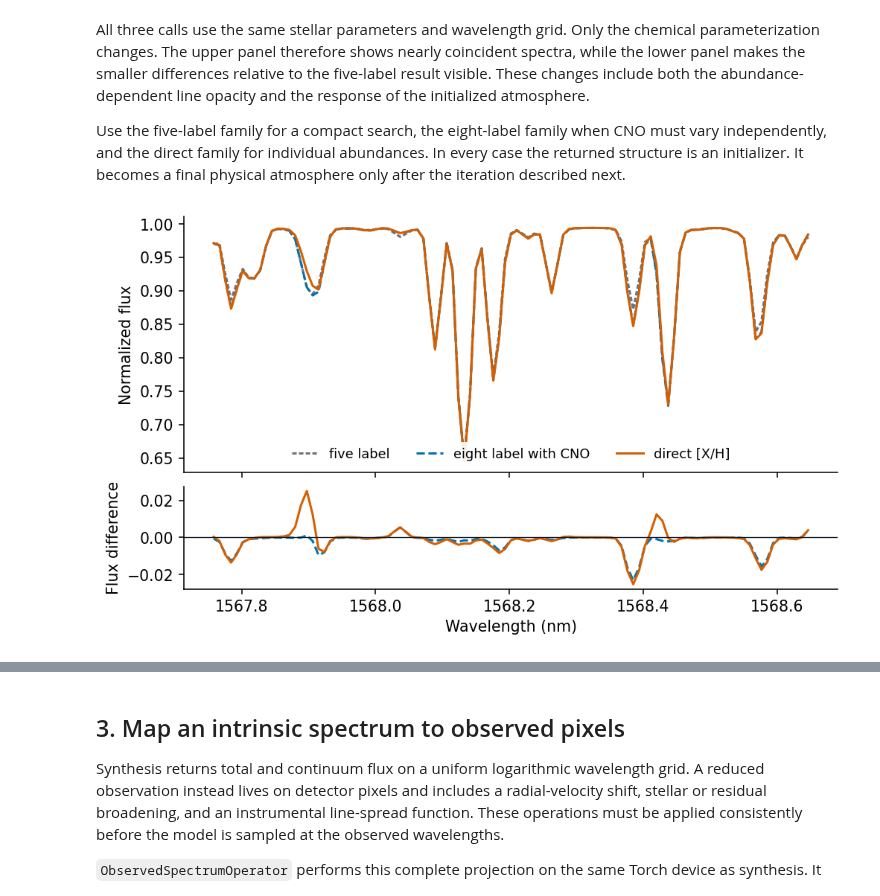
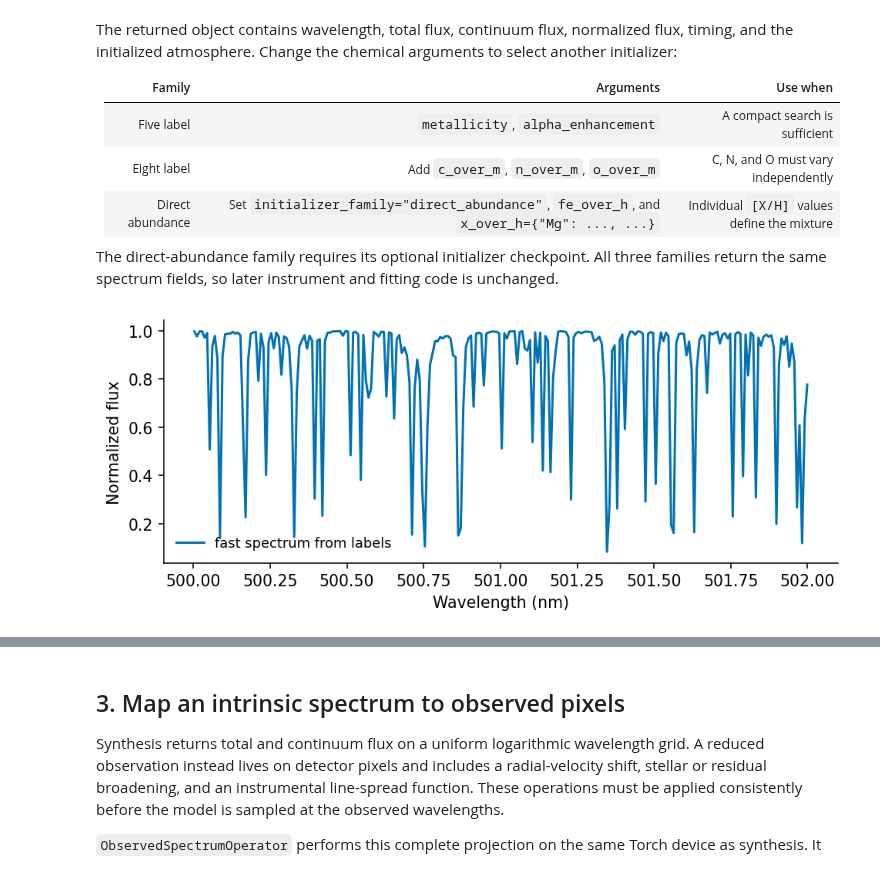
Before and after one commit to tingyuansen/payne-zero, a Jupyter notebook: payne_zero_tutorial.ipynb, the cells around one changed output, grey strips where cells are left out. Drawn from its saved outputs; the diff is of its cells as text; code cells hidden in the pictures.

```diff
--- a/payne_zero_tutorial.ipynb
+++ b/payne_zero_tutorial.ipynb
@@ -69,0 +31,14 @@ device=mps, dtype=float32
+# %%
+requested = os.getenv("PAYNE_ZERO_DEVICE", "auto")
+if requested == "auto":
+    device = (
+        "cuda" if torch.cuda.is_available()
+        else "mps" if torch.backends.mps.is_available()
+        else "cpu"
+    )
+else:
+    device = requested
+
+dtype_name = "float64" if device == "cpu" else "float32"
+torch_dtype = torch.float64 if dtype_name == "float64" else torch.float32
+print(f"device={device}, dtype={dtype_name}")
@@ -126,53 +100,25 @@ direct_abundance    103 pixels, 5.01 s total, atmosphere=initialized (synthesis
 # %% [markdown]
-All three calls use the same stellar parameters and wavelength grid. Only the chemical parameterization changes. The upper panel therefore shows nearly coincident spectra, while the lower panel makes the smaller differences relative to the five-label result visible. These changes include both the abundance-dependent line opacity and the response of the initialized atmosphere.
+The returned object contains wavelength, total flux, continuum flux, normalized flux, timing, and the initialized atmosphere. Change the chemical arguments to select another initializer:
 
-Use the five-label family for a compact search, the eight-label family when CNO must vary independently, and the direct family for individual abundances. In every case the returned structure is an initializer. It becomes a final physical atmosphere only after the iteration described next.
+| Family | Arguments | Use when |
+|---|---|---|
+| Five label | `metallicity`, `alpha_enhancement` | A compact search is sufficient |
+| Eight label | Add `c_over_m`, `n_over_m`, `o_over_m` | C, N, and O must vary independently |
+| Direct abundance | Set `initializer_family="direct_abundance"`, `fe_over_h`, and `x_over_h={"Mg": ..., ...}` | Individual `[X/H]` values define the mixture |
+
+The direct-abundance family requires its optional initializer checkpoint. All three families return the same spectrum fields, so later instrument and fitting code is unchanged.
 # %%
-fig, (top, bottom) = plt.subplots(
-    2,
-    1,
-    figsize=(7.1, 4.1),
-    sharex=True,
-    gridspec_kw={"height_ratios": [2.5, 1.0]},
-    constrained_layout=True,
+fig, ax = plt.subplots(figsize=(7.1, 3.0))
+ax.plot(
+    fast_spectrum.wavelength_nm,
+    fast_spectrum.normalized_flux,
+    color=COLORS["blue"],
+    label="fast spectrum from labels",
 )
-for result, label, color, style in (
-    (five_label, "five label", COLORS["grey"], (0, (2, 1))),
-    (eight_label, "eight label with CNO", COLORS["blue"], "--"),
-    (direct, "direct [X/H]", COLORS["orange"], "-"),
-):
-    top.plot(
-        result.wavelength_nm,
-        result.normalized_flux,
-        label=label,
-        color=color,
-        linestyle=style,
-    )
-bottom.plot(
-    eight_label.wavelength_nm,
-    eight_label.normalized_flux - five_label.normalized_flux,
-    color=COLORS["blue"],
-    linestyle="--",
-    label="eight label minus five label",
-)
-bottom.plot(
-    direct.wavelength_nm,
-    direct.normalized_flux - five_label.normalized_flux,
-    color=COLORS["orange"],
-    label="direct minus five label",
-)
-bottom.axhline(0.0, color=COLORS["black"], lw=0.7)
-top.set_ylabel("Normalized flux")
-bottom.set(xlabel="Wavelength (nm)", ylabel="Flux difference")
-top.legend(
-    loc="lower center",
-    ncol=3,
-    frameon=True,
-    facecolor="white",
-    edgecolor="none",
-    framealpha=0.9,
-)
+ax.set(xlabel="Wavelength (nm)", ylabel="Normalized flux")
+ax.legend(loc="lower left", frameon=False)
+fig.tight_layout()
 plt.show()
 # %% [output]
-[figure, old version]
+[figure, new version]
 # %% [markdown]
```
Also changed, not shown: parts of 40 cells of this notebook, 6 other files.
